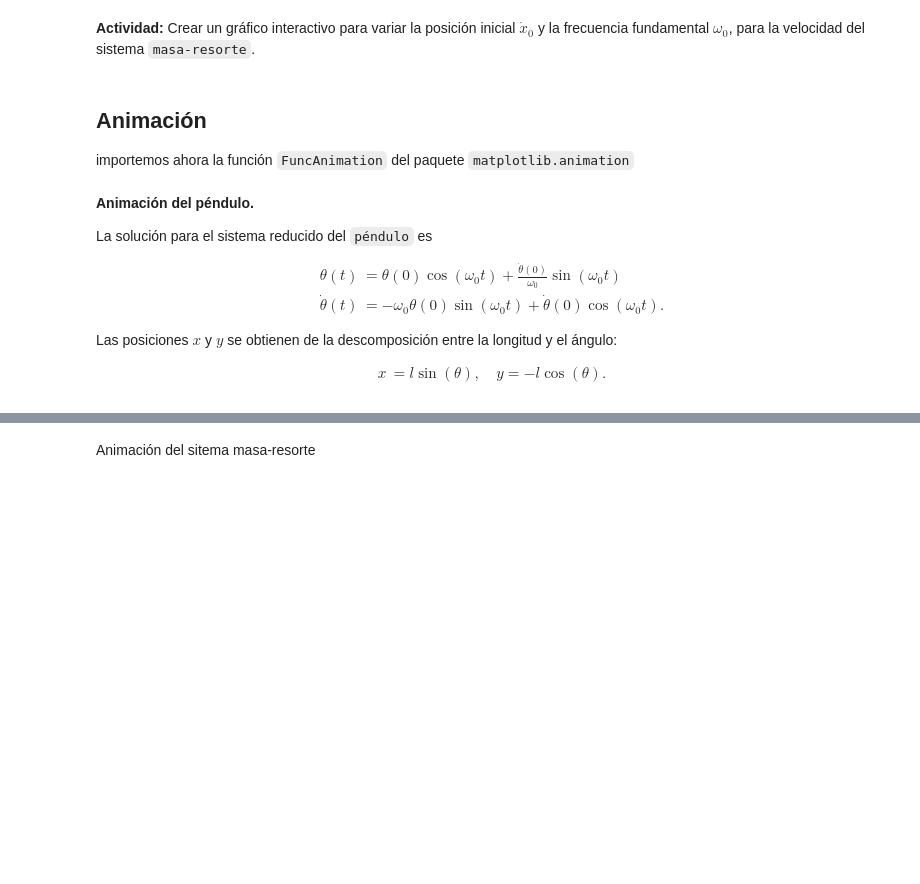
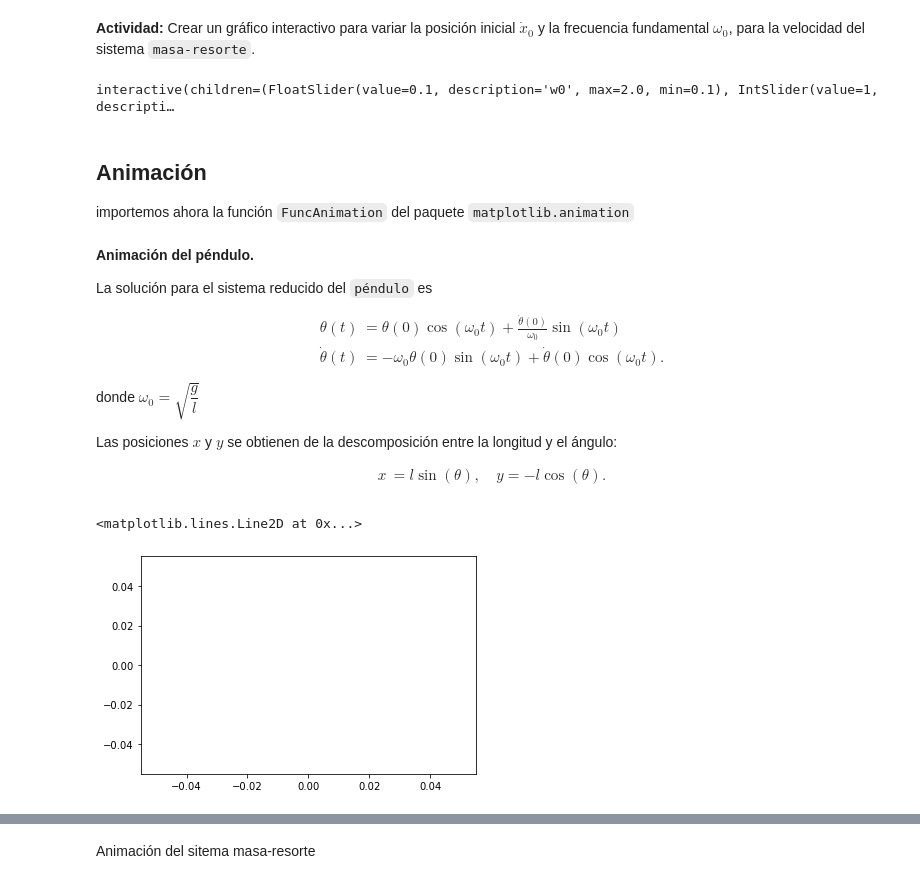
Before and after one commit to ZabHdezA19/Archivos-personales-SM-SZHA, a Jupyter notebook: Ecuaciones diferenciales/Representación gráfica de la solución.ipynb, the cells around one changed output, grey strips where cells are left out. Drawn from its saved outputs; the diff is of its cells as text; code cells hidden in the pictures; blank space fills up the shorter version.

```diff
--- a/Ecuaciones diferenciales/Representación gráfica de la solución.ipynb
+++ b/Ecuaciones diferenciales/Representación gráfica de la solución.ipynb
@@ -151,5 +189,17 @@ Importemos la clase `interact` e `interact_manual`
 # %% [markdown]
 **Actividad:** Crear un gráfico interactivo para variar la posición inicial $\dot x_0$ y la frecuencia fundamental $\omega_0$, para la velocidad del sistema `masa-resorte`.
+# %%
+t = np.linspace(0,100,1000)
+@interact(w0=(0.1,2,0.1), x0 = (-2,2), v0 = (0,3,0.5))
+def grafico2(w0 = 0.1,x0 = 1,v0 = 2):
+    plt.plot(t,v(t,w0,x0,v0))
+    plt.ylim([-2,2])
+    plt.xlabel('Tiempo ($s$)')
+    plt.title('Velocidad')
+    plt.ylabel('$m$')
+    plt.grid()
+# %% [output]
+interactive(children=(FloatSlider(value=0.1, description='w0', max=2.0, min=0.1), IntSlider(value=1, descripti…
 # %% [markdown]
 ## Animación
 importemos ahora la función `FuncAnimation` del paquete `matplotlib.animation`
@@ -163,9 +217,18 @@ La solución para el sistema reducido del `péndulo` es
 \dot{\theta}(t) &= -\omega_{0}\theta(0) \sin(\omega_{0} t) + \dot{\theta}(0)\cos(\omega_{0}t).
 \end{align}
 
+donde $\omega_0 = \sqrt{\dfrac{g}{l}}$
+
 Las posiciones $x$ y $y$ se obtienen de la descomposición entre la longitud y el ángulo:
 
 \begin{align}
 x &= l \sin(\theta), \quad
 y = -l \cos(\theta) .
 \end{align}
+# %%
+fig = plt.figure()
+line, = plt.plot([],[]) # Con la coma (,) se pide una Tupla con un único elemento llamado 'line'
+line # Este es el iterable que necesitamos
+# %% [output]
+<matplotlib.lines.Line2D at 0x...>
+[figure, added]
```
Also changed, not shown: parts of 11 cells of this notebook.
